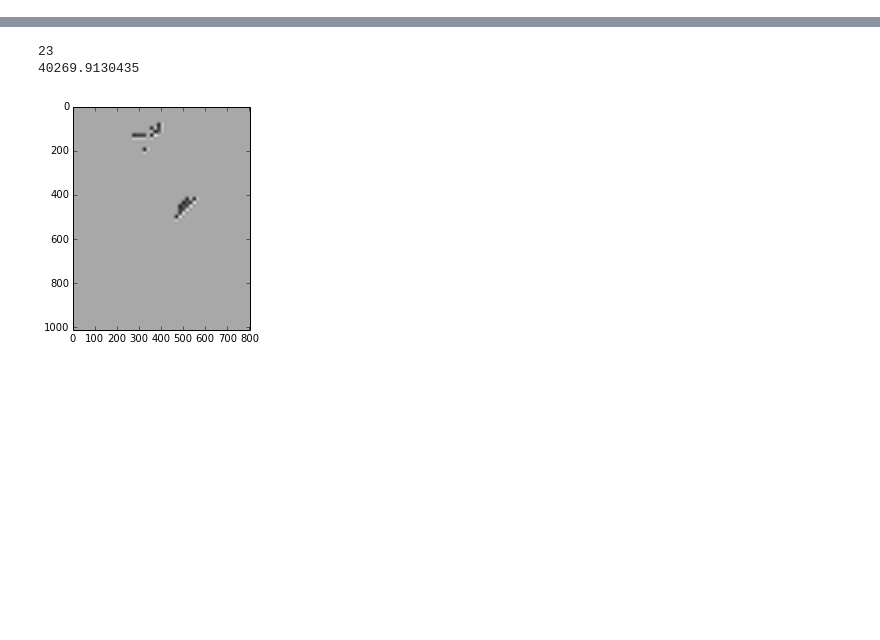
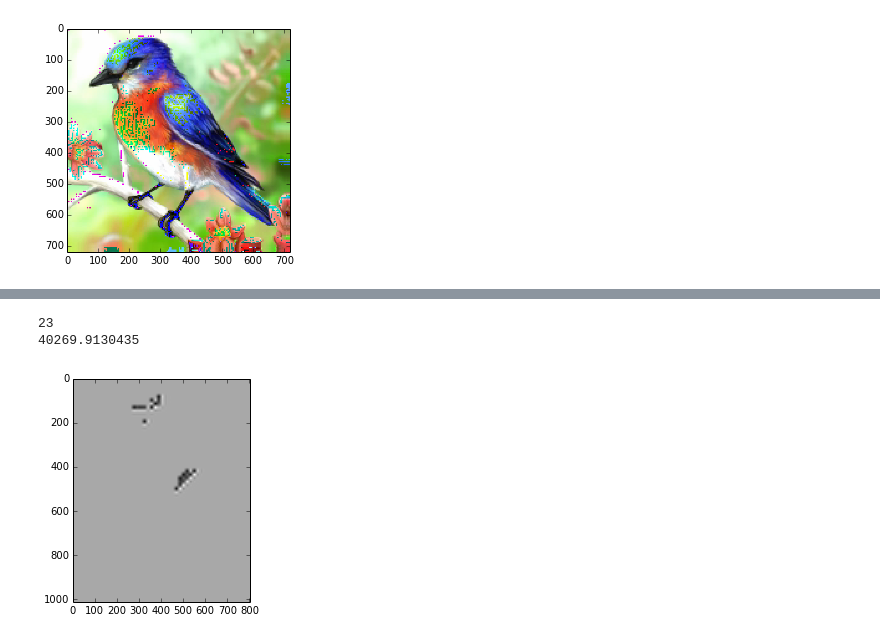
Before and after one commit to lambdaloop/radio-images, a Jupyter notebook: Wavelet Compression.ipynb, the cells around one changed output, grey strips where cells are left out. Cells and saved outputs as stored; diff of their text form; code cells hidden in the pictures; blank space fills up the shorter version.

```diff
--- a/Wavelet Compression.ipynb
+++ b/Wavelet Compression.ipynb
@@ -103,0 +147,9 @@ ims(wp2.reconstruct())
+# %%
+Yrows, Ycols = np.shape(ycbcr['Y'])
+ycbcr = np.dstack((ycbcr['Y'], ycbcr['Cb'][:Yrows, :Ycols], ycbcr['Cr'][:Yrows, :Ycols]))
+rgb = encoding.ycbcr_to_rgb(ycbcr)
+plt.clf()
+plt.imshow(rgb/256.0)
+plt.draw()
+# %% [output]
+[figure, added]
```
Also changed, not shown: parts of 26 cells of this notebook.
